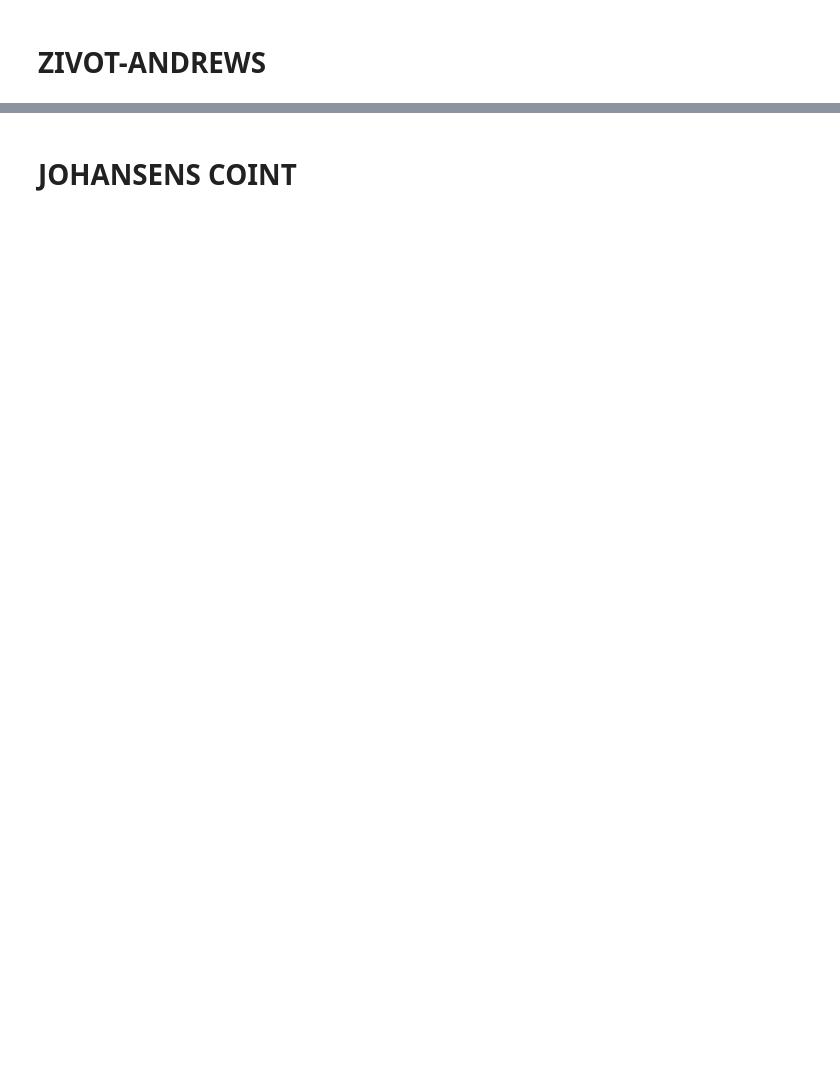
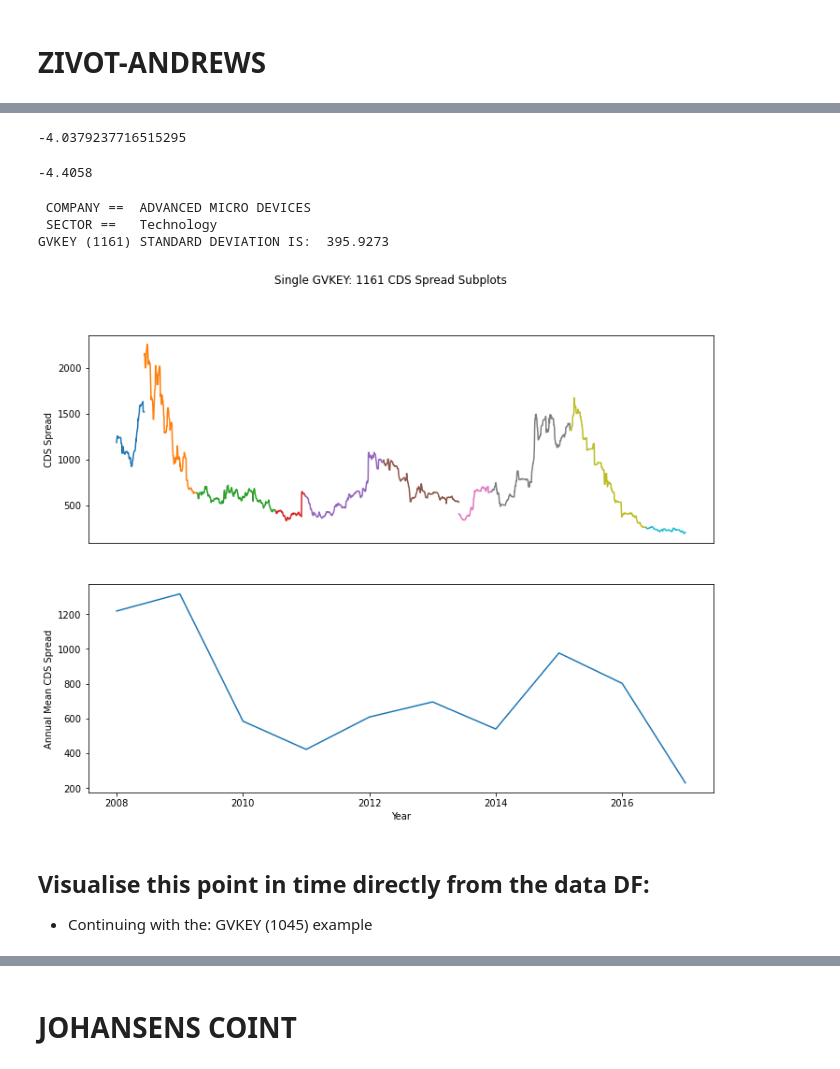
Before and after one commit to Jspano95/Jspano_MScQFin_Thesis, a Jupyter notebook: Regressions - Mathematical Primer & Explanations.ipynb, the cells around one changed output, grey strips where cells are left out. Saved outputs shown, nothing was run; the diff lists cells and outputs as text; code cells hidden in the pictures; blank space fills up the shorter version.

Commit message:
Update Regressions - Mathematical Primer & Explanations.ipynb
Large import of single GVKEY regression tester code -- largely redundant but useful for revisiting in future extensions

```diff
--- a/Regressions - Mathematical Primer & Explanations.ipynb
+++ b/Regressions - Mathematical Primer & Explanations.ipynb
@@ -51,0 +52,3 @@ sorted_alldata_df_final = pd.read_pickle(r"C:\Users\JasonSpano\OneDrive\Uva Msc
+# %%
+#with ADF results: to be updated to VECM outcome (cointegration) eventually?
+sorted_alldata_df_final_adf_results = pd.read_pickle("./sorted_alldata_df_final_adf_results.pkl")
@@ -176,7 +377,11 @@ print(" ONE % ZA CRITICAL VALUE:", za_one_percent_cv, '\n', "FIVE % ZA CRITICAL
 # %%
 #insert GVKEY, view individual test results
 
-gvkey_selection = 1300
+gvkey_selection = 176760
 
-ZivotAndrews(sorted_alldata_df_final.loc[sorted_alldata_df_final.gvkey==gvkey_selection]['market_cds_spread'],
-             trend='t',trim=0.15, max_lags=5, method='BIC').summary()
+za_1300 = ZivotAndrews(sorted_alldata_df_final_adf_results.loc[sorted_alldata_df_final_adf_results.gvkey==gvkey_selection]['market_cds_spread'],
+             trend='c',trim=0.075, max_lags=10, method='t-stat')
+
+
+
+za_1300.summary()
@@ -183,25 +408,38 @@ ZivotAndrews(sorted_alldata_df_final.loc[sorted_alldata_df_final.gvkey==gvkey_se
+# %%
+za_1300.stat
+# %% [output]
+-4.0379237716515295
+# %%
+za_1300.critical_values['5%']
+# %% [output]
+-4.4058
 # %%
 #insert GVKEY, view evolution of the key's CDS series & annual mean changes
-gvkey_selection = 1300
+#gvkey_selection = 1300
 
-gvkey_group_df = sorted_alldata_df_final.loc[sorted_alldata_df_final.gvkey==gvkey_selection]
+gvkey_group_df = sorted_alldata_df_final_adf_results.loc[sorted_alldata_df_final_adf_results.gvkey==gvkey_selection]
 print(" COMPANY == ", gvkey_group_df.company_name.iloc[0], '\n', "SECTOR ==  ", gvkey_group_df.sector.iloc[0])
 
 #view that GVKEY's standard deviation too
 print("GVKEY ({}) STANDARD DEVIATION IS: ".format(gvkey_selection),
-     np.round(sorted_alldata_df_final.loc[sorted_alldata_df_final.gvkey==gvkey_selection]['market_cds_spread'].std(),4))
+     np.round(sorted_alldata_df_final_adf_results.loc[sorted_alldata_df_final_adf_results.gvkey==gvkey_selection]['market_cds_spread'].std(),4))
 
 
 #PLOT:
 
 fig, (ax1, ax2) = plt.subplots(2, figsize=(12,9))
 fig.suptitle('Single GVKEY: {} CDS Spread Subplots'.format(gvkey_selection))
 
 gvkey_group_df.groupby(['year_index'])['market_cds_spread'].plot(ax=ax1)
 ax1.set_ylabel('CDS Spread')
 ax1.axes.get_xaxis().set_visible(False)
 
 
 gvkey_group_df.groupby(['year_index']).mean()['market_cds_spread'].plot(ax=ax2);
 ax2.set_ylabel('Annual Mean CDS Spread')
 ax2.set_xlabel('Year');
+# %% [output]
+ COMPANY ==  ADVANCED MICRO DEVICES
+ SECTOR ==   Technology
+GVKEY (1161) STANDARD DEVIATION IS:  395.9273
+[figure, added]
@@ -207,0 +473,4 @@ ax2.set_xlabel('Year');
+# %% [markdown]
+## Visualise this point in time directly from the data DF:
+
+* Continuing with the: GVKEY (1045) example
```
Also changed, not shown: parts of 198 cells of this notebook.
